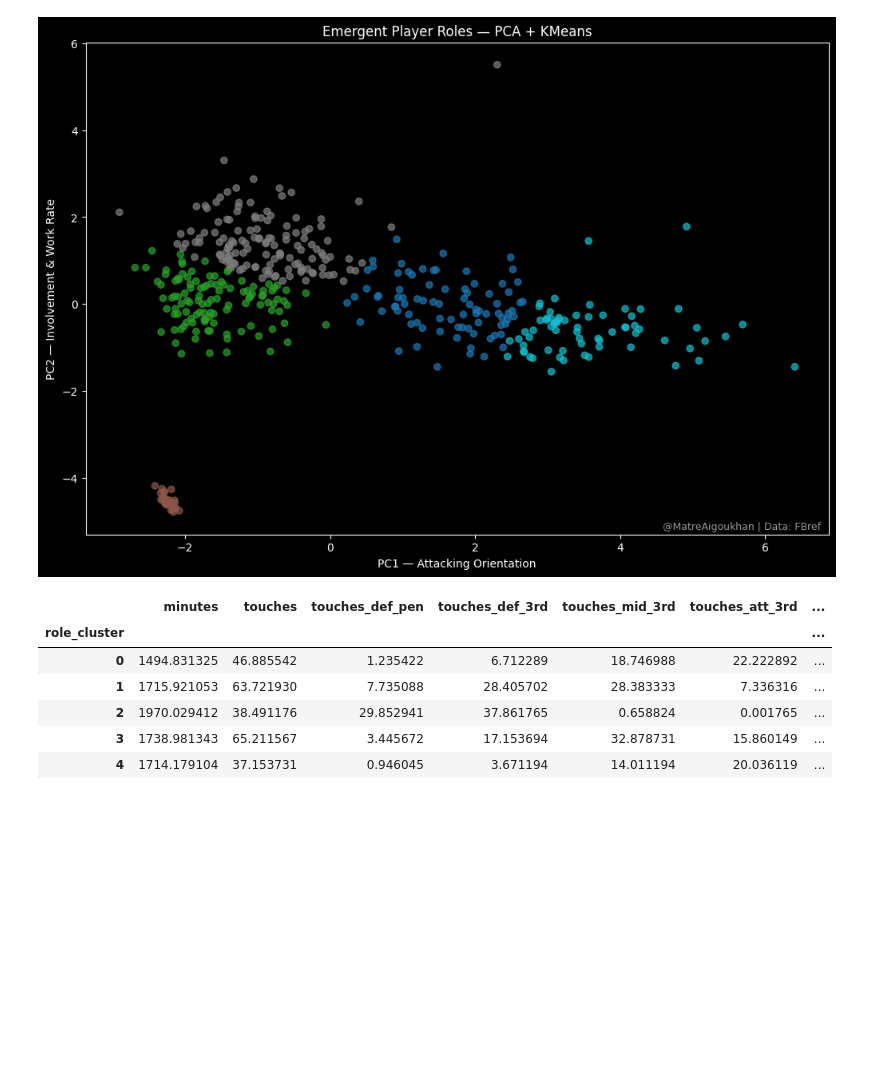
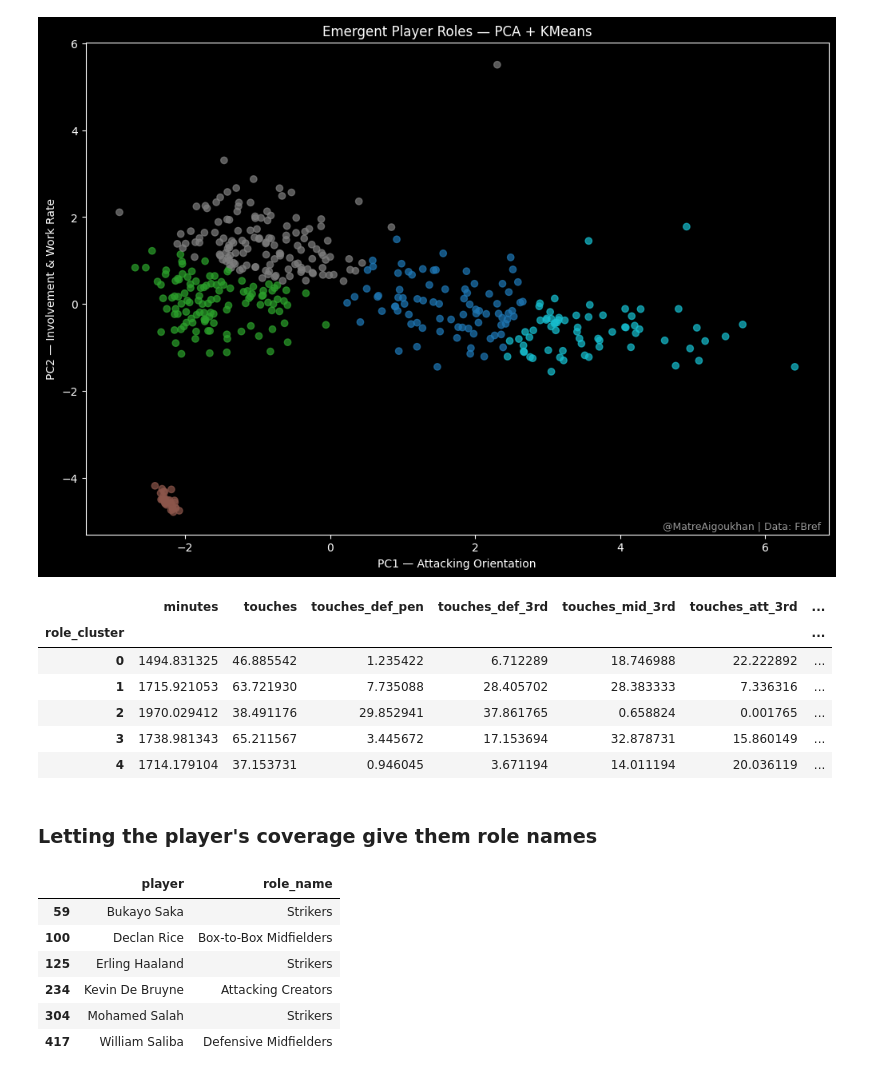
Before and after one commit to Matre5/player-role-profiler, a Jupyter notebook: notebooks/01_player_role_geometry.ipynb, the cells around one changed output. Saved outputs shown, nothing was run; the diff lists cells and outputs as text; code cells hidden in the pictures; blank space fills up the shorter version.

```diff
--- a/notebooks/01_player_role_geometry.ipynb
+++ b/notebooks/01_player_role_geometry.ipynb
@@ -814,3 +814,5 @@ cluster_profile
 | 2 | 1970.029412 | 38.491176 | 29.852941 | 37.861765 | 0.658824 | 0.001765 | ... |
 | 3 | 1738.981343 | 65.211567 | 3.445672 | 17.153694 | 32.878731 | 15.860149 | ... |
 | 4 | 1714.179104 | 37.153731 | 0.946045 | 3.671194 | 14.011194 | 20.036119 | ... |
+# %% [markdown]
+### Letting the player's coverage give them role names
@@ -816,0 +829,17 @@ cluster_profile
+# %%
+check_players = [
+    "Mohamed Salah", "Erling Haaland", "Rodri",
+    "William Saliba", "Kevin De Bruyne", "Declan Rice", "Bukayo Saka"
+]
+
+pca_df[pca_df["player"].isin(check_players)][
+    ["player", "role_name"]
+]
+# %% [output]
+|  | player | role_name |
+| 59 | Bukayo Saka | Strikers |
+| 100 | Declan Rice | Box-to-Box Midfielders |
+| 125 | Erling Haaland | Strikers |
+| 234 | Kevin De Bruyne | Attacking Creators |
+| 304 | Mohamed Salah | Strikers |
+| 417 | William Saliba | Defensive Midfielders |
```
Also changed, not shown: parts of 10 cells of this notebook, 7 other files.
